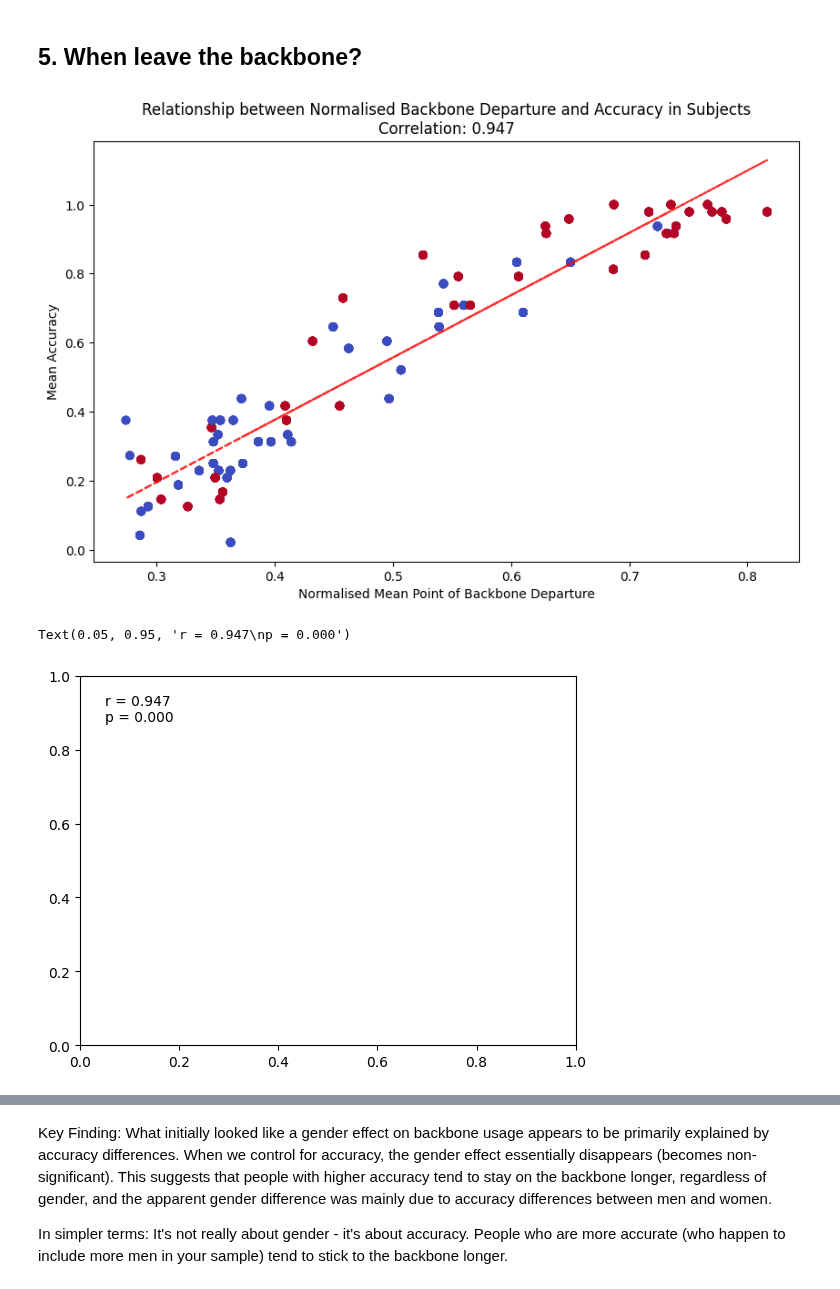
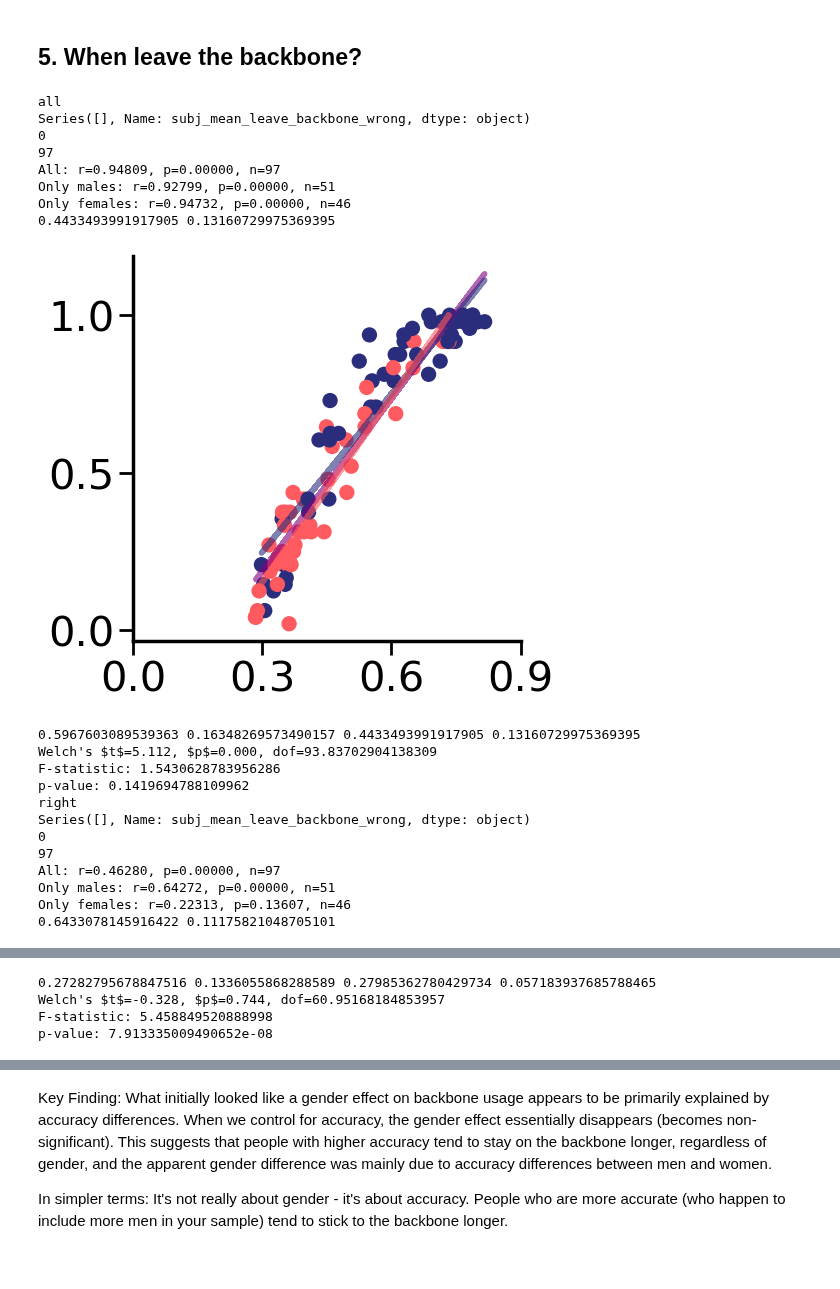
Before and after one commit to geometric-intelligence/mazedyn, a Jupyter notebook: mazedyn/4_backbone.ipynb, the cells around one changed output, grey strips where cells are left out. Drawn from its saved outputs; the diff is of its cells as text; code cells hidden in the pictures.

```diff
--- a/mazedyn/4_backbone.ipynb
+++ b/mazedyn/4_backbone.ipynb
@@ -419,42 +418,0 @@ merged_test_df["subj_mean_leave_backbone"] = merged_test_df.groupby("Subject")["
-# %%
-# Create scatter plot of mean backbone departure vs mean accuracy
-plt.figure(figsize=(10, 6))
-plt.scatter(merged_test_df['subj_mean_leave_backbone'],
-           merged_test_df['subj_mean_acc'],
-           c=merged_test_df['is_man'],
-           cmap='coolwarm',
-           alpha=0.5)
-
-# Add trend line
-z = np.polyfit(merged_test_df['subj_mean_leave_backbone'].astype(float),
-               merged_test_df['subj_mean_acc'].astype(float), 1)
-p = np.poly1d(z)
-plt.plot(merged_test_df['subj_mean_leave_backbone'].astype(float),
-         p(merged_test_df['subj_mean_leave_backbone'].astype(float)),
-         "r--", alpha=0.8)
-
-# Calculate correlation
-correlation = merged_test_df['subj_mean_leave_backbone'].corr(merged_test_df['subj_mean_acc'])
-
-plt.xlabel('Normalised Mean Point of Backbone Departure')
-plt.ylabel('Mean Accuracy')
-plt.title(f'Relationship between Normalised Backbone Departure and Accuracy in Subjects\nCorrelation: {correlation:.3f}')
-
-plt.show()
-
-# Calculate correlation coefficient and p-value
-from scipy import stats
-r, p = stats.pearsonr(merged_test_df['subj_mean_leave_backbone'].astype(float), merged_test_df['subj_mean_acc'].astype(float))
-
-# Add text annotation for r and p values
-plt.text(0.05, 0.95, f'r = {r:.3f}\np = {p:.3f}',
-         transform=plt.gca().transAxes,
-         verticalalignment='top')
-
-
-## Distance from backbone
-## or when they depart?
-# %% [output]
-[figure, removed]
-Text(0.05, 0.95, 'r = 0.947\np = 0.000')
-[figure, removed]
@@ -460,0 +544,29 @@ Text(0.05, 0.95, 'r = 0.947\np = 0.000')
+# %%
+print("all")
+test_backbone_departure_correlation(test_df, only_wrong=False, only_right=False)
+print("right")
+test_backbone_departure_correlation(test_df, only_wrong=False, only_right=True, y_axis=False)
+print("wrong")
+test_backbone_departure_correlation(test_df, only_wrong=True, only_right=False, y_axis=False)
+# %% [output]
+all
+Series([], Name: subj_mean_leave_backbone_wrong, dtype: object)
+0
+97
+All: r=0.94809, p=0.00000, n=97
+Only males: r=0.92799, p=0.00000, n=51
+Only females: r=0.94732, p=0.00000, n=46
+0.4433493991917905 0.13160729975369395
+[figure, added]
+0.5967603089539363 0.16348269573490157 0.4433493991917905 0.13160729975369395
+Welch's $t$=5.112, $p$=0.000, dof=93.83702904138309
+F-statistic: 1.5430628783956286
+p-value: 0.1419694788109962
+right
+Series([], Name: subj_mean_leave_backbone_wrong, dtype: object)
+0
+97
+All: r=0.46280, p=0.00000, n=97
+Only males: r=0.64272, p=0.00000, n=51
+Only females: r=0.22313, p=0.13607, n=46
+0.6433078145916422 0.11175821048705101
@@ -460,0 +592,4 @@ Text(0.05, 0.95, 'r = 0.947\np = 0.000')
+0.27282795678847516 0.1336055868288589 0.27985362780429734 0.057183937685788465
+Welch's $t$=-0.328, $p$=0.744, dof=60.95168184853957
+F-statistic: 5.458849520888998
+p-value: 7.913335009490652e-08
```
Also changed, not shown: parts of 12 cells of this notebook, 7 other files.
